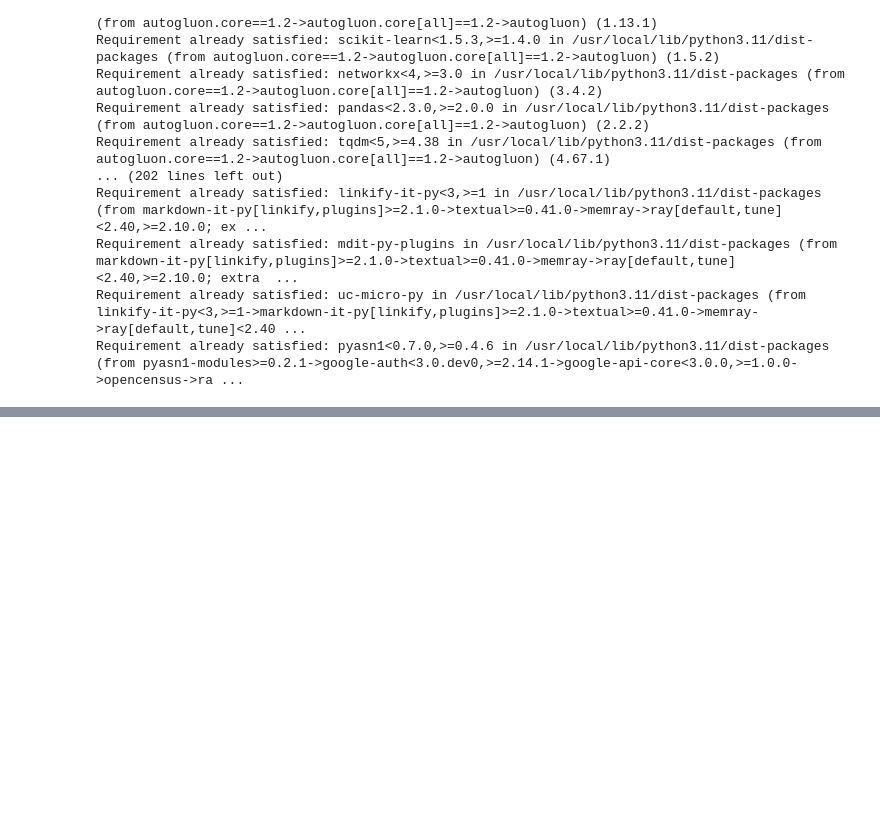
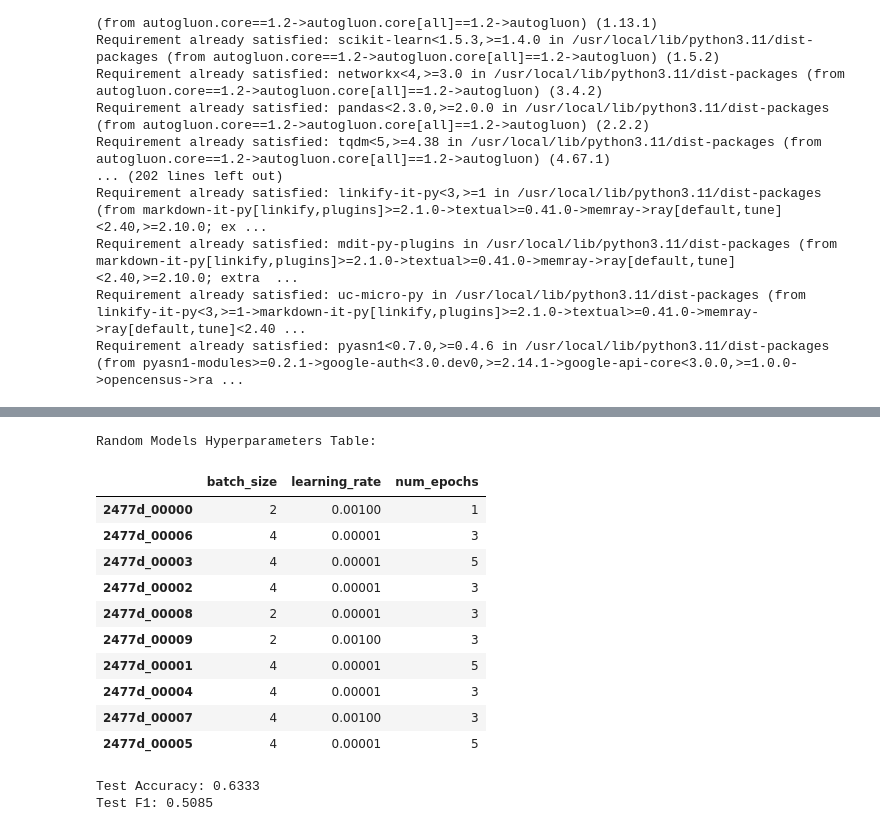
Before and after one commit to Akshat13shah/STT_Ai_Assignment6, a Jupyter notebook: Hyperparameters.ipynb, the cells around one changed output, grey strips where cells are left out. Drawn from its saved outputs; the diff is of its cells as text; code cells hidden in the pictures; blank space fills up the shorter version.

```diff
--- a/Hyperparameters.ipynb
+++ b/Hyperparameters.ipynb
@@ -390,0 +439,63 @@ TabularPredictor saved. To load, use: predictor = TabularPredictor.load("/conten
+# %%
+import os
+import pickle
+import pandas as pd
+
+# Initialize an empty dictionary to store the models and their hyperparameters
+random_models = {}
+
+# Path to the random models directory
+models_base_path = '/content/models/random_models/models/NeuralNetTorch'
+
+# Iterate through each folder in the base path
+for folder in os.listdir(models_base_path):
+    folder_path = os.path.join(models_base_path, folder)
+
+    # Continue only if it's a directory
+    if os.path.isdir(folder_path):
+        # Iterate through each file in the folder
+        for file in os.listdir(folder_path):
+            model_file_path = os.path.join(folder_path, file)
+
+            # Open the pickle file and load the model
+            with open(model_file_path, 'rb') as file:
+                model_pkl = pickle.load(file)
+
+            # Store the hyperparameters in the dictionary
+            random_models[folder] = (
+                model_pkl.params.get('batch_size', None),  # Safe access with .get()
+                model_pkl.params.get('learning_rate', None),
+                model_pkl.params.get('num_epochs', None)
+            )
+
+# Convert the random_models dictionary to a pandas DataFrame
+df_random_models = pd.DataFrame.from_dict(random_models, orient='index', columns=['batch_size', 'learning_rate', 'num_epochs'])
+
+# Display the DataFrame as a table
+print("\nRandom Models Hyperparameters Table:")
+df_random_models
+# %% [output]
+Random Models Hyperparameters Table:
+|  | batch_size | learning_rate | num_epochs |
+| 2477d_00000 | 2 | 0.00100 | 1 |
+| 2477d_00006 | 4 | 0.00001 | 3 |
+| 2477d_00003 | 4 | 0.00001 | 5 |
+| 2477d_00002 | 4 | 0.00001 | 3 |
+| 2477d_00008 | 2 | 0.00001 | 3 |
+| 2477d_00009 | 2 | 0.00100 | 3 |
+| 2477d_00001 | 4 | 0.00001 | 5 |
+| 2477d_00004 | 4 | 0.00001 | 3 |
+| 2477d_00007 | 4 | 0.00100 | 3 |
+| 2477d_00005 | 4 | 0.00001 | 5 |
+# %%
+# Evaluate performance
+y_test = test_data['target']
+y_pred = predictor.predict(test_data.drop(columns=['target']))
+print(f"Test Accuracy: {accuracy_score(y_test, y_pred):.4f}")
+print(f"Test F1: {f1_score(y_test, y_pred, average='weighted'):.4f}")
+
+# Get leaderboard and create clean configuration table
+leaderboard_1 = predictor.leaderboard(test_data)
+# %% [output]
+Test Accuracy: 0.6333
+Test F1: 0.5085
```
Also changed, not shown: parts of 22 cells of this notebook, 1 other file.
